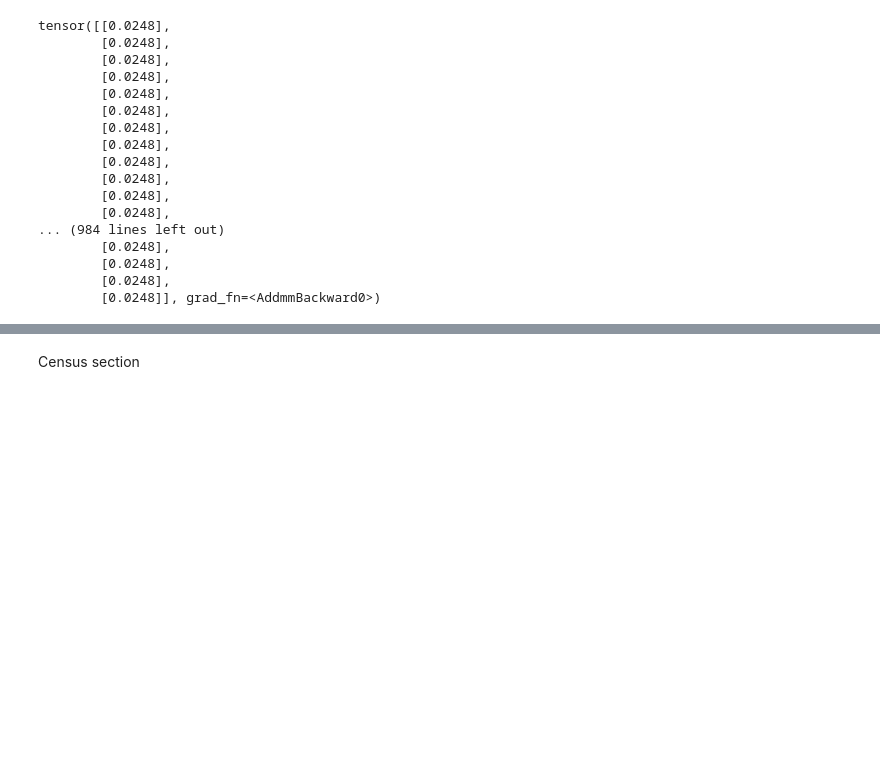
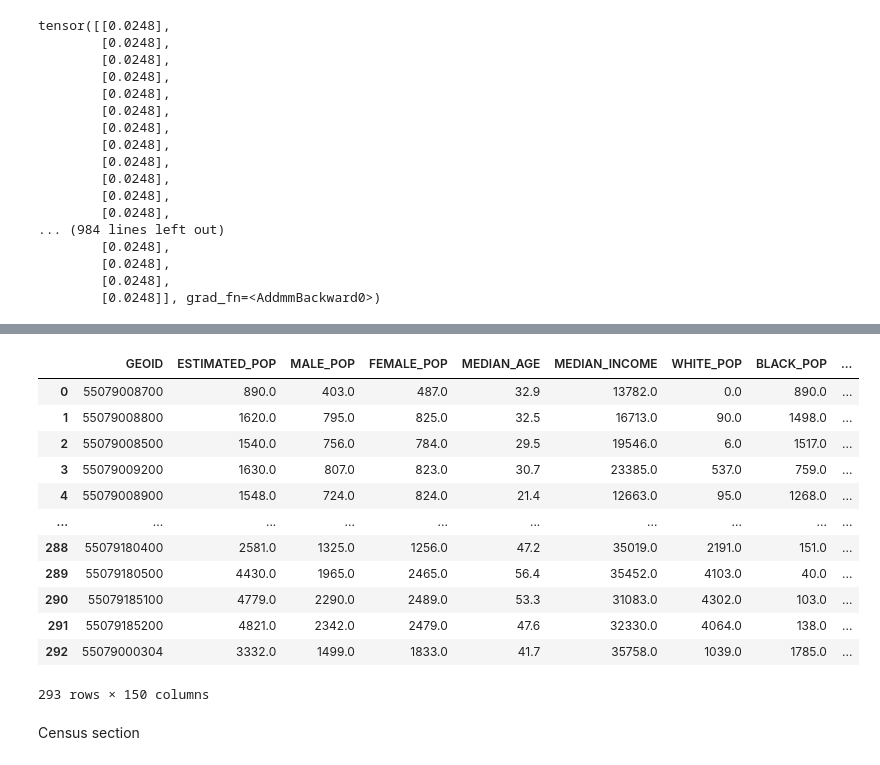
Before and after one commit to ecarrasco07/CrimeReportDS, a Jupyter notebook: analysis/EDA.ipynb, the cells around one changed output, grey strips where cells are left out. Cells and saved outputs as stored; diff of their text form; code cells hidden in the pictures; blank space fills up the shorter version.

```diff
--- a/analysis/EDA.ipynb
+++ b/analysis/EDA.ipynb
@@ -269,0 +267,11 @@ tensor([[0.0248],
+# %%
+#Must use GEOID's as keys
+unique_natures = list(calls.NATURE_OF_CALL.unique())
+cols_natures = ['NUM-' + nature.replace(' ','_') +'_CALLS' for nature in unique_natures]
+# %%
+census = pd.read_sql("Select * from census", connection)
+census.drop(['GEOMETRY','TRACT'], inplace = True, axis=1)
+# %%
+%%capture
+for col in cols_natures:
+    census[col] = np.zeros(len(census.GEOID))
@@ -270,3 +298,26 @@ tensor([[0.0248],
+# %%
+#Fix the HISPANIC_POP
+def recalculate_hisp_pop(row):
+    row['HISPANIC_POP'] = str(float(row['ESTIMATED_POP']) - float(row['WHITE_POP']) - float(row['BLACK_POP']) - float(row['NATIVE_POP']))
+    return row
+
+census = census.apply(lambda row: recalculate_hisp_pop(row), axis=1)
+# %%
+census
+# %% [output]
+|  | GEOID | ESTIMATED_POP | MALE_POP | FEMALE_POP | MEDIAN_AGE | MEDIAN_INCOME | WHITE_POP | BLACK_POP | ... |
+| 0 | 55079008700 | 890.0 | 403.0 | 487.0 | 32.9 | 13782.0 | 0.0 | 890.0 | ... |
+| 1 | 55079008800 | 1620.0 | 795.0 | 825.0 | 32.5 | 16713.0 | 90.0 | 1498.0 | ... |
+| 2 | 55079008500 | 1540.0 | 756.0 | 784.0 | 29.5 | 19546.0 | 6.0 | 1517.0 | ... |
+| 3 | 55079009200 | 1630.0 | 807.0 | 823.0 | 30.7 | 23385.0 | 537.0 | 759.0 | ... |
+| 4 | 55079008900 | 1548.0 | 724.0 | 824.0 | 21.4 | 12663.0 | 95.0 | 1268.0 | ... |
+| ... | ... | ... | ... | ... | ... | ... | ... | ... | ... |
+| 288 | 55079180400 | 2581.0 | 1325.0 | 1256.0 | 47.2 | 35019.0 | 2191.0 | 151.0 | ... |
+| 289 | 55079180500 | 4430.0 | 1965.0 | 2465.0 | 56.4 | 35452.0 | 4103.0 | 40.0 | ... |
+| 290 | 55079185100 | 4779.0 | 2290.0 | 2489.0 | 53.3 | 31083.0 | 4302.0 | 103.0 | ... |
+| 291 | 55079185200 | 4821.0 | 2342.0 | 2479.0 | 47.6 | 32330.0 | 4064.0 | 138.0 | ... |
+| 292 | 55079000304 | 3332.0 | 1499.0 | 1833.0 | 41.7 | 35758.0 | 1039.0 | 1785.0 | ... |
+293 rows × 150 columns
 # %% [markdown]
 Census section
 # %%
```
Also changed, not shown: parts of 15 cells of this notebook.
